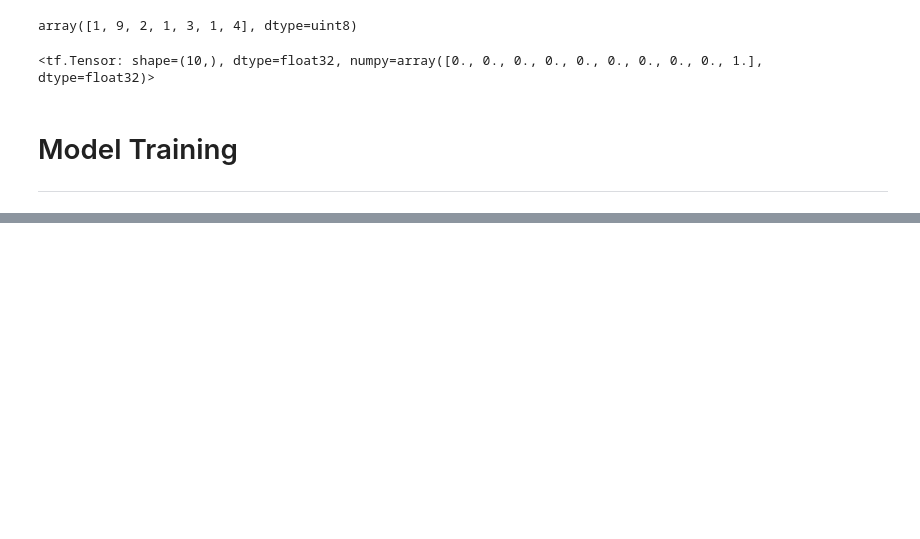
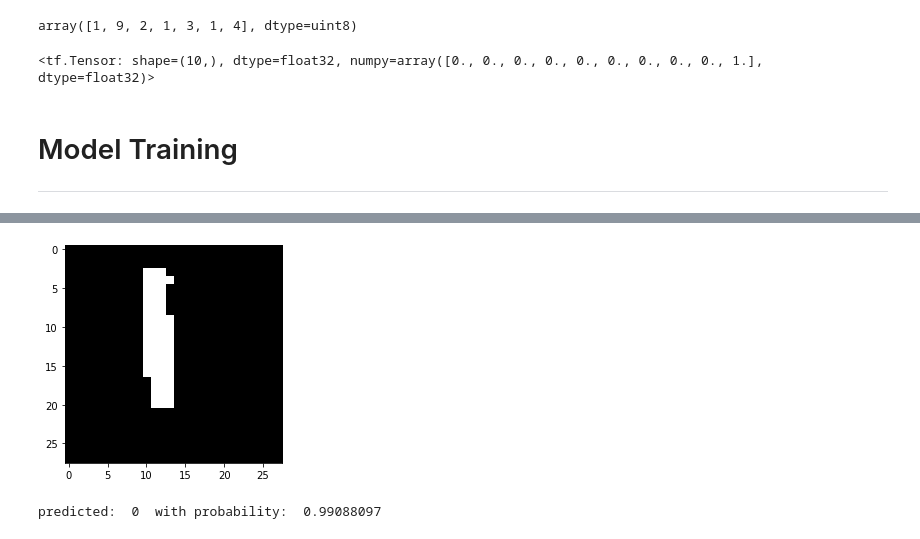
Before and after one commit to mattborghi/mnist-webapp, a Jupyter notebook: model/MNIST_CNN.ipynb, the cells around one changed output, grey strips where cells are left out. Cells and saved outputs as stored; diff of their text form; code cells hidden in the pictures; blank space fills up the shorter version.

```diff
--- a/model/MNIST_CNN.ipynb
+++ b/model/MNIST_CNN.ipynb
@@ -186,0 +370,5 @@ array([[1.4223905e-11, 3.4115580e-15, 7.6145285e-11, 1.2715589e-08,
+# %%
+test_model(number1)
+# %% [output]
+[figure, added]
+predicted:  0  with probability:  0.99088097
```
Also changed, not shown: parts of 28 cells of this notebook, 3 other files.
